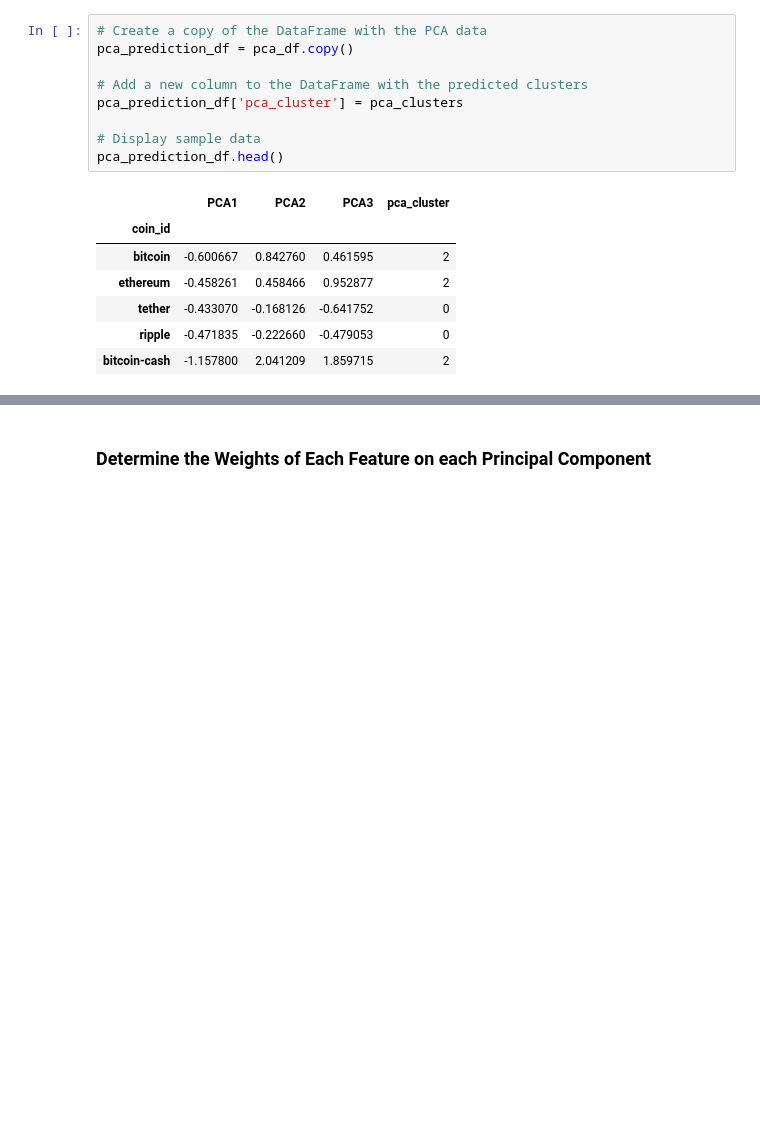
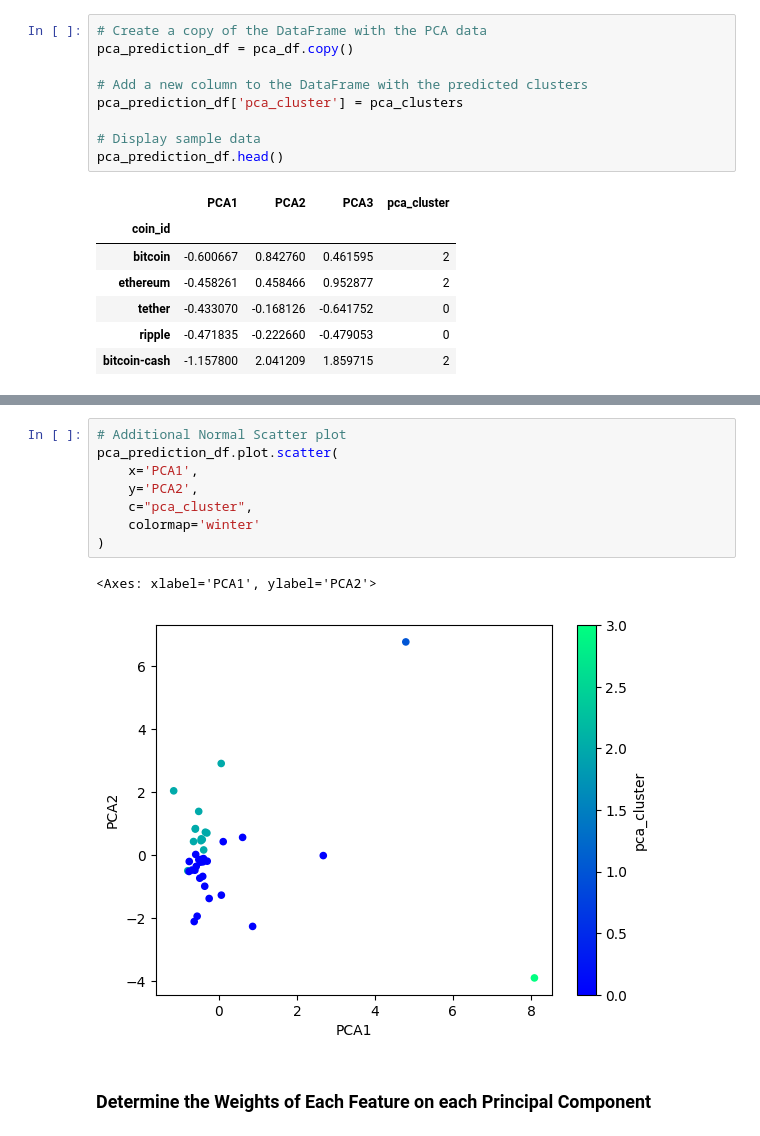
Before and after one commit to MLGalusha/CryptoClustering, a Jupyter notebook: Crypto_Clustering.ipynb, the cells around one changed output, grey strips where cells are left out. Drawn from its saved outputs; the diff is of its cells as text; blank space fills up the shorter version.

Commit message:
adding addition scatter plot

```diff
--- a/Crypto_Clustering.ipynb
+++ b/Crypto_Clustering.ipynb
@@ -324,6 +324,17 @@ pca_prediction_df.hvplot.scatter(
 )
 # %% [output]
 [interactive output not drawn]
+# %%
+# Additional Normal Scatter plot
+pca_prediction_df.plot.scatter(
+    x='PCA1',
+    y='PCA2',
+    c="pca_cluster",
+    colormap='winter'
+)
+# %% [output]
+<Axes: xlabel='PCA1', ylabel='PCA2'>
+[figure, added]
 # %% [markdown]
 ### Determine the Weights of Each Feature on each Principal Component
 # %%
```
